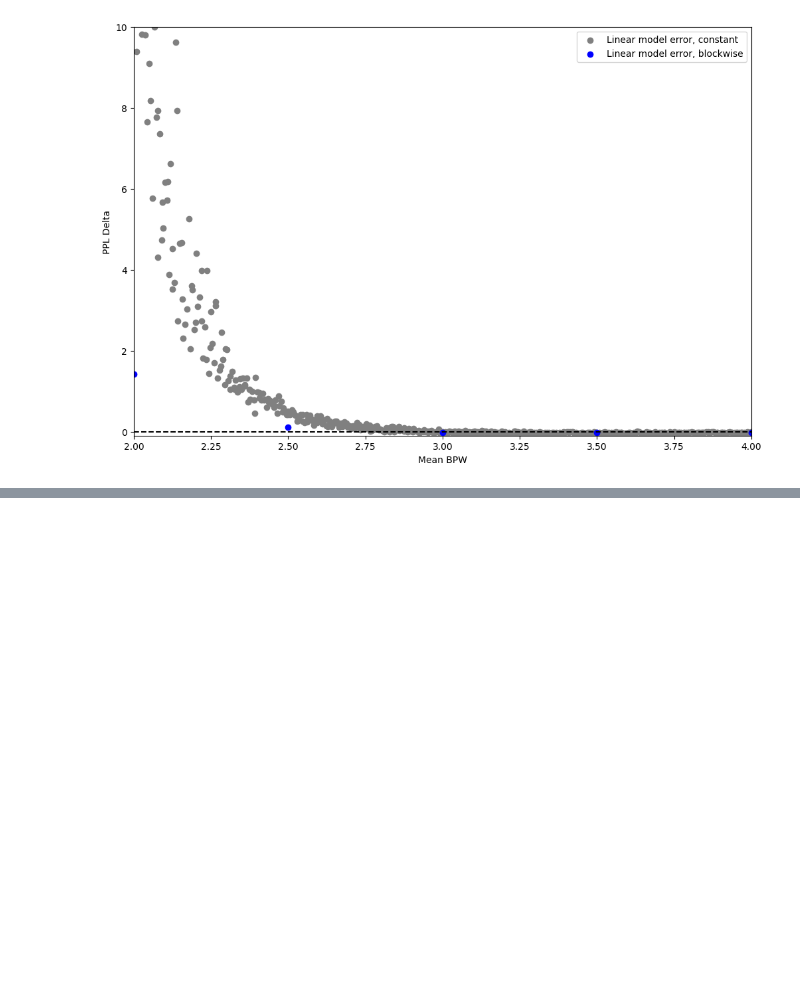
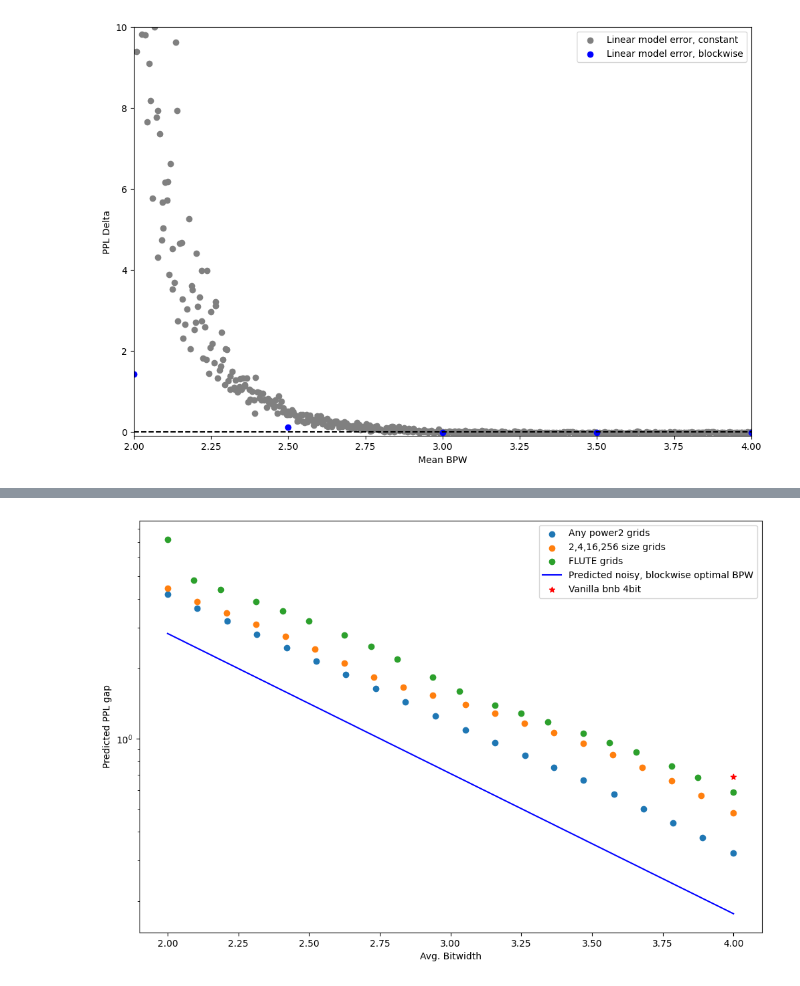
Before and after one commit to galqiwi/linear-layer-compression, a Jupyter notebook: Andrei/gptq/plots.ipynb, the cells around one changed output, grey strips where cells are left out. Saved outputs shown, nothing was run; the diff lists cells and outputs as text; code cells hidden in the pictures; blank space fills up the shorter version.

```diff
--- a/Andrei/gptq/plots.ipynb
+++ b/Andrei/gptq/plots.ipynb
@@ -471,0 +518,84 @@ plt.legend(loc="upper right")
+# %%
+def get_expected_ppl_gap(slopes, grid_mses, selection):
+    return (grid_mses[selection] * slopes).sum()
+
+def get_bitwidth(weights, grid_bits, selection):
+    return (weights * grid_bits[selection]).sum()
+
+
+temp_ppl_gaps = []
+temp_bitwidths = []
+for indices in any_configurations:
+    girds_to_map_to = good_grids_with_mse # any
+    ppl_gap = get_expected_ppl_gap(
+        slopes,
+        np.asarray([grid["mse"] for grid in girds_to_map_to]),
+        np.asarray(indices),
+    )
+    bitwidht = get_bitwidth(
+        np.ones((32,)) / 32,
+        np.asarray([grid["bits"] for grid in girds_to_map_to]),
+        np.asarray(indices),
+    )
+
+    temp_ppl_gaps.append(ppl_gap)
+    temp_bitwidths.append(bitwidht)
+plt.scatter(temp_bitwidths, temp_ppl_gaps, label=f"Any power2 grids")
+
+temp_ppl_gaps = []
+temp_bitwidths = []
+for indices in higgs_configurations:
+    girds_to_map_to = [grid for grid in good_grids_with_mse if grid["edenn_n"] in [2, 4, 8, 16, 256]] # good HIGGS
+    ppl_gap = get_expected_ppl_gap(
+        slopes,
+        np.asarray([grid["mse"] for grid in girds_to_map_to]),
+        np.asarray(indices),
+    )
+    bitwidht = get_bitwidth(
+        np.ones((32,)) / 32,
+        np.asarray([grid["bits"] for grid in girds_to_map_to]),
+        np.asarray(indices),
+    )
+
+    temp_ppl_gaps.append(ppl_gap)
+    temp_bitwidths.append(bitwidht)
+plt.scatter(temp_bitwidths, temp_ppl_gaps, label=f"2,4,16,256 size grids")
+
+temp_ppl_gaps = []
+temp_bitwidths = []
+for indices in flute_configurations:
+    girds_to_map_to = [grid for grid in good_grids_with_mse if grid["edenn_n"] in [4, 8, 16] and grid["edenn_d"] == 1] # FLUTE supported
+    ppl_gap = get_expected_ppl_gap(
+        slopes,
+        np.asarray([grid["mse"] for grid in girds_to_map_to]),
+        np.asarray(indices),
+    )
+    bitwidht = get_bitwidth(
+        np.ones((32,)) / 32,
+        np.asarray([grid["bits"] for grid in girds_to_map_to]),
+        np.asarray(indices),
+    )
+
+    temp_ppl_gaps.append(ppl_gap)
+    temp_bitwidths.append(bitwidht)
+plt.scatter(temp_bitwidths, temp_ppl_gaps, label=f"FLUTE grids")
+
+plt.plot(
+    np.linspace(2, 4),
+    [expected_ppl_gap(slopes, get_optimal_blockwise_bitwidths(slopes, bpw)) for bpw in np.linspace(2, 4)],
+    color="blue", label="Predicted noisy, blockwise optimal BPW",
+)
+
+plt.scatter(
+    [4.0],
+    [6.2920427322387695 - np.min(rtn_ppls)],
+    color="red", marker="*", label="Vanilla bnb 4bit"
+)
+
+plt.xlabel("Avg. Bitwidth")
+plt.ylabel("Predicted PPL gap")
+
+plt.yscale('log')
+
+plt.legend()
+# %% [output]
@@ -471,0 +603 @@ plt.legend(loc="upper right")
+[figure, added]
```
Also changed, not shown: parts of 12 cells of this notebook.
